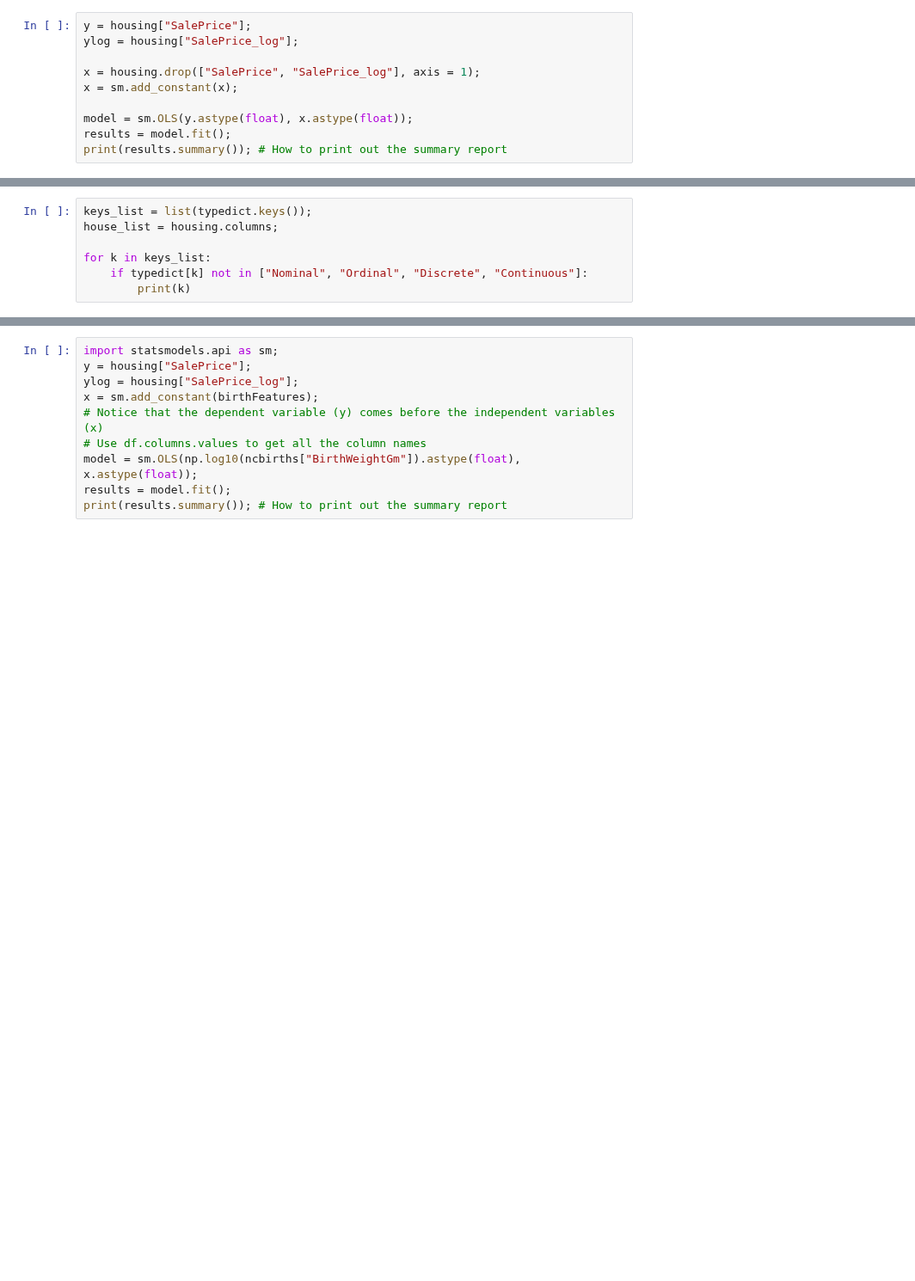
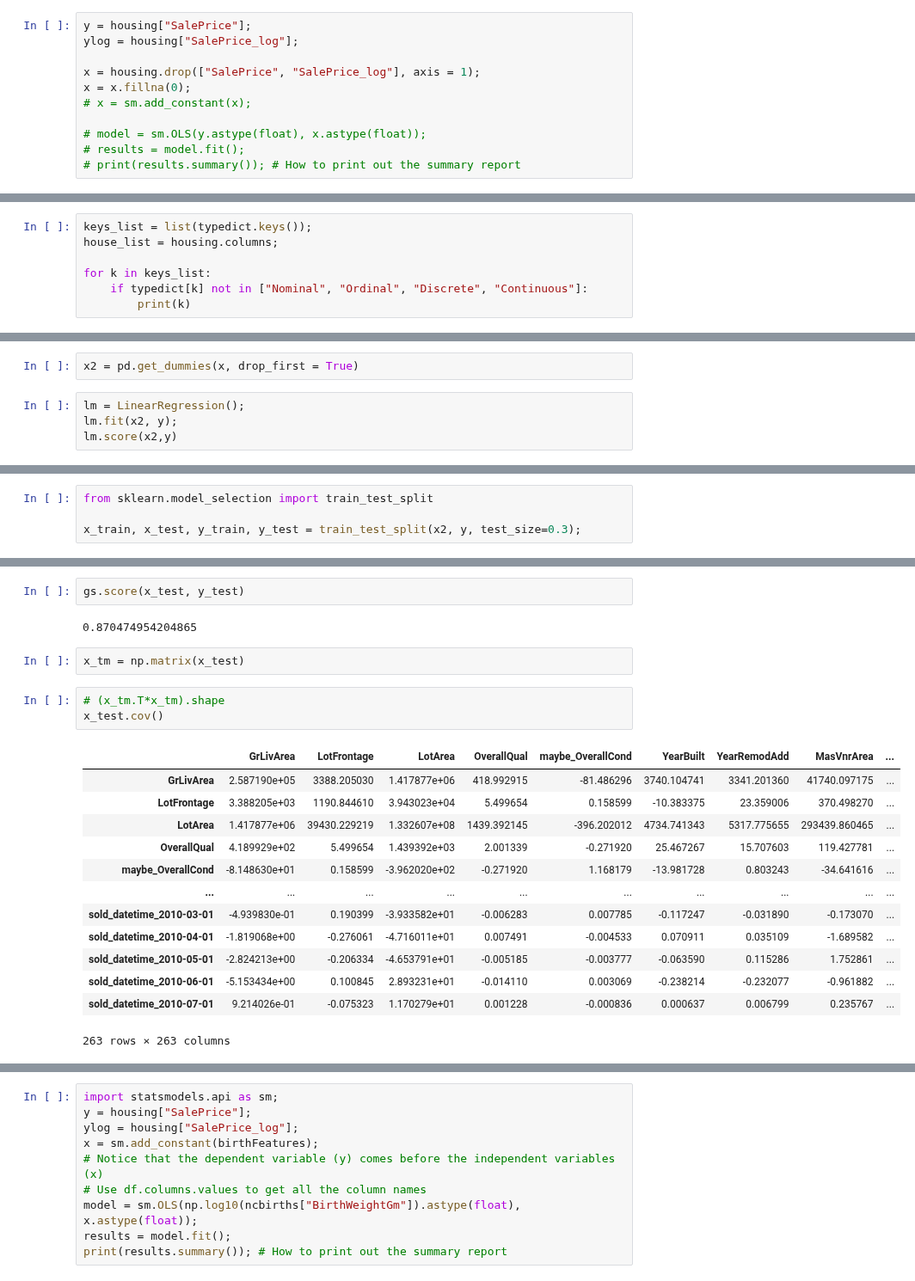
Before and after one commit to kiwymic/operation_goldfish-1, a Jupyter notebook: Hao-Wei/Regression test.ipynb, the cells around one changed output, grey strips where cells are left out. Shown at 86% size. Cells and saved outputs as stored; diff of their text form; blank space fills up the shorter version.

```diff
--- a/Hao-Wei/Regression test.ipynb
+++ b/Hao-Wei/Regression test.ipynb
@@ -16,8 +18,9 @@ y = housing["SalePrice"];
 ylog = housing["SalePrice_log"];
 
 x = housing.drop(["SalePrice", "SalePrice_log"], axis = 1);
-x = sm.add_constant(x);
+x = x.fillna(0);
+# x = sm.add_constant(x);
 
-model = sm.OLS(y.astype(float), x.astype(float));
-results = model.fit();
-print(results.summary()); # How to print out the summary report
+# model = sm.OLS(y.astype(float), x.astype(float));
+# results = model.fit();
+# print(results.summary()); # How to print out the summary report
@@ -160,0 +179,6 @@ for k in keys_list:
+# %%
+x2 = pd.get_dummies(x, drop_first = True)
+# %%
+lm = LinearRegression();
+lm.fit(x2, y);
+lm.score(x2,y)
@@ -160,0 +187,4 @@ for k in keys_list:
+# %%
+from sklearn.model_selection import train_test_split
+
+x_train, x_test, y_train, y_test = train_test_split(x2, y, test_size=0.3);
@@ -160,0 +223,23 @@ for k in keys_list:
+# %%
+gs.score(x_test, y_test)
+# %% [output]
+0.870474954204865
+# %%
+x_tm = np.matrix(x_test)
+# %%
+# (x_tm.T*x_tm).shape
+x_test.cov()
+# %% [output]
+|  | GrLivArea | LotFrontage | LotArea | OverallQual | maybe_OverallCond | YearBuilt | YearRemodAdd | MasVnrArea | ... |
+| GrLivArea | 2.587190e+05 | 3388.205030 | 1.417877e+06 | 418.992915 | -81.486296 | 3740.104741 | 3341.201360 | 41740.097175 | ... |
+| LotFrontage | 3.388205e+03 | 1190.844610 | 3.943023e+04 | 5.499654 | 0.158599 | -10.383375 | 23.359006 | 370.498270 | ... |
+| LotArea | 1.417877e+06 | 39430.229219 | 1.332607e+08 | 1439.392145 | -396.202012 | 4734.741343 | 5317.775655 | 293439.860465 | ... |
+| OverallQual | 4.189929e+02 | 5.499654 | 1.439392e+03 | 2.001339 | -0.271920 | 25.467267 | 15.707603 | 119.427781 | ... |
+| maybe_OverallCond | -8.148630e+01 | 0.158599 | -3.962020e+02 | -0.271920 | 1.168179 | -13.981728 | 0.803243 | -34.641616 | ... |
+| ... | ... | ... | ... | ... | ... | ... | ... | ... | ... |
+| sold_datetime_2010-03-01 | -4.939830e-01 | 0.190399 | -3.933582e+01 | -0.006283 | 0.007785 | -0.117247 | -0.031890 | -0.173070 | ... |
+| sold_datetime_2010-04-01 | -1.819068e+00 | -0.276061 | -4.716011e+01 | 0.007491 | -0.004533 | 0.070911 | 0.035109 | -1.689582 | ... |
+| sold_datetime_2010-05-01 | -2.824213e+00 | -0.206334 | -4.653791e+01 | -0.005185 | -0.003777 | -0.063590 | 0.115286 | 1.752861 | ... |
+| sold_datetime_2010-06-01 | -5.153434e+00 | 0.100845 | 2.893231e+01 | -0.014110 | 0.003069 | -0.238214 | -0.232077 | -0.961882 | ... |
+| sold_datetime_2010-07-01 | 9.214026e-01 | -0.075323 | 1.170279e+01 | 0.001228 | -0.000836 | 0.000637 | 0.006799 | 0.235767 | ... |
+263 rows × 263 columns
```
Also changed, not shown: parts of 13 cells of this notebook.
